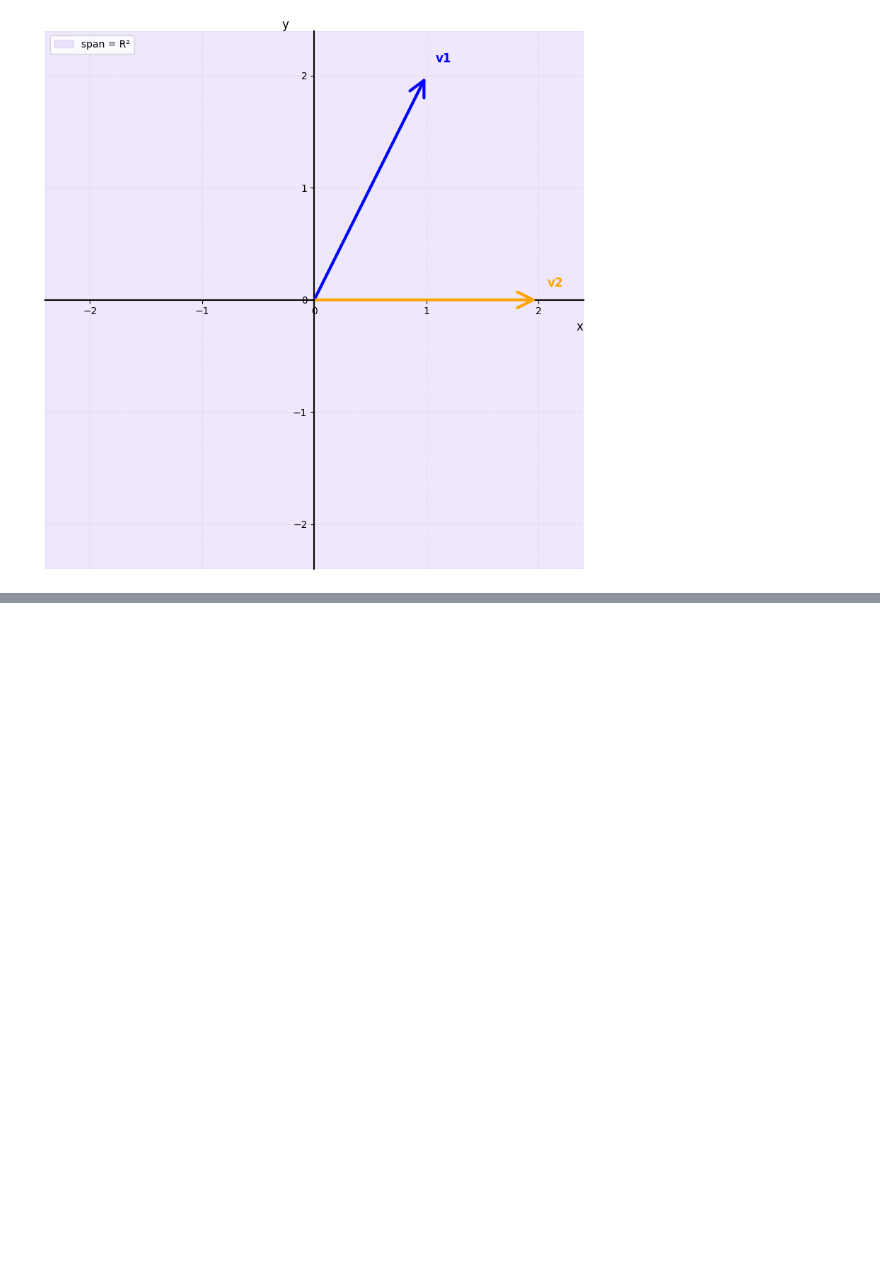
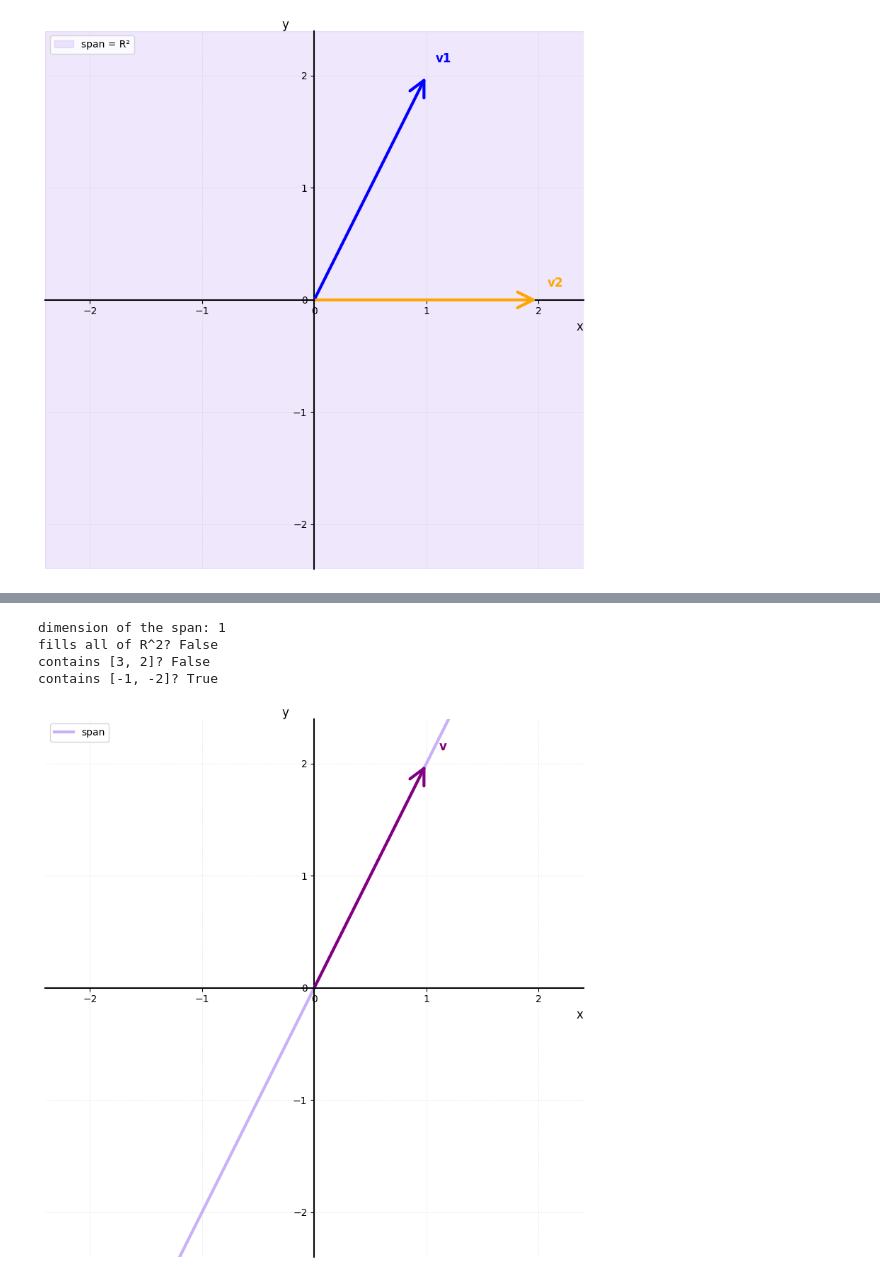
Before and after one commit to Gustavo-Galvao-e-Silva/panchi-examples, a Jupyter notebook: notebooks/01_vectors_and_linear_combinations.ipynb, the cells around one changed output, grey strips where cells are left out. Cells and saved outputs as stored; diff of their text form; code cells hidden in the pictures; blank space fills up the shorter version.

```diff
--- a/notebooks/01_vectors_and_linear_combinations.ipynb
+++ b/notebooks/01_vectors_and_linear_combinations.ipynb
@@ -96,0 +99,19 @@ fills all of R^2? True
+# %%
+# [2, 4] = 2 * [1, 2] adds a redundant, linearly dependent direction
+dependent_space = pan.VectorSpace([pan.Vector([1, 2]), pan.Vector([2, 4])])
+
+print("dimension of the span:", dependent_space.dims)      # 1, not 2
+print("fills all of R^2?", dependent_space.is_full_rank)   # False
+
+# [3, 2] lived comfortably in the full-plane span earlier -- but it is NOT on this line
+print("contains [3, 2]?", dependent_space.contains(pan.Vector([3, 2])))      # False
+print("contains [-1, -2]?", dependent_space.contains(pan.Vector([-1, -2])))  # True, on the line
+
+# plot_span now draws a single line through the origin instead of shading the plane
+animator.plot_span(dependent_space, colors=['purple', 'purple'], labels=['v', '2v'])
+# %% [output]
+dimension of the span: 1
+fills all of R^2? False
+contains [3, 2]? False
+contains [-1, -2]? True
+[figure, added]
```
Also changed, not shown: parts of 3 cells of this notebook.
